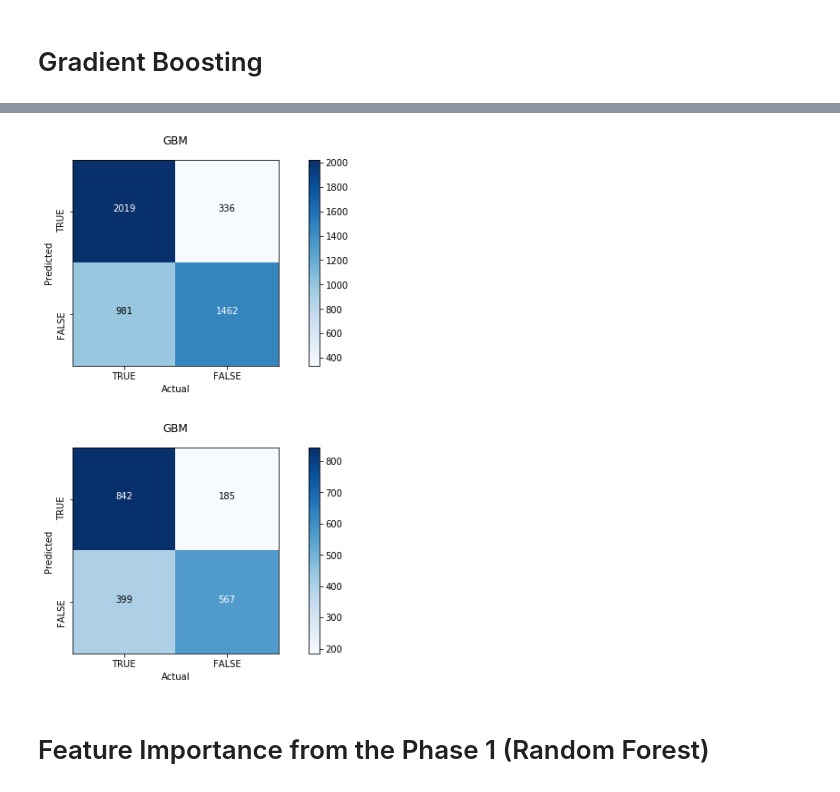
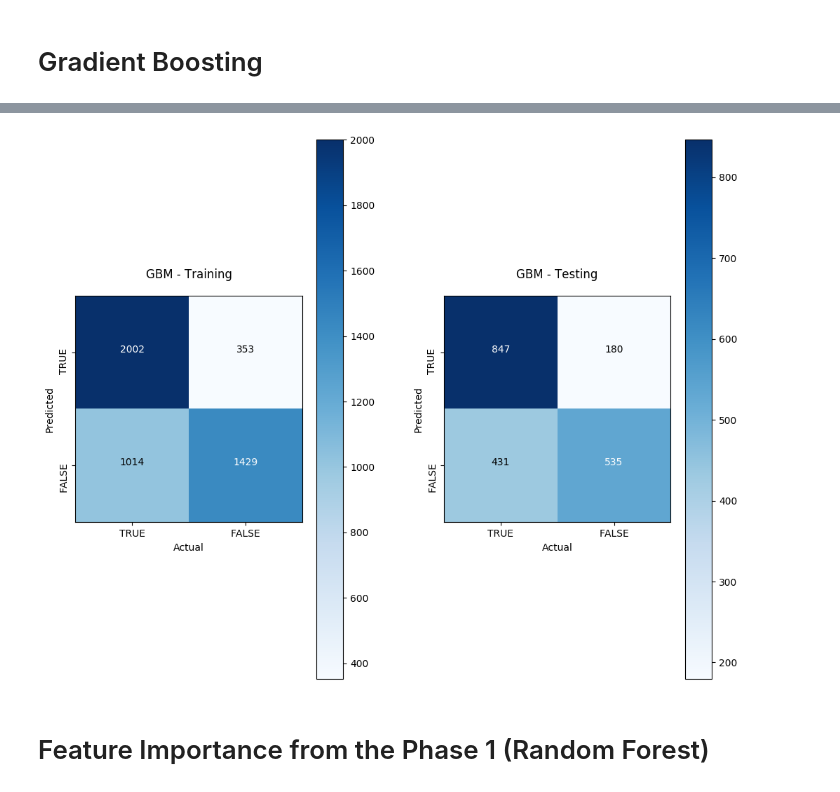
Before and after one commit to rifky218/INFOSYS_722_BDAS, a Jupyter notebook: Bank_Analysis.ipynb, the cells around one changed output, grey strips where cells are left out. Drawn from its saved outputs; the diff is of its cells as text; code cells hidden in the pictures.

```diff
--- a/Bank_Analysis.ipynb
+++ b/Bank_Analysis.ipynb
@@ -614,7 +633,8 @@ DC_test = DT_model.transform(test_data)
 from pyspark.ml.classification import RandomForestClassifier
 
 # Build models
-random_forest = RandomForestClassifier(featuresCol = "features", labelCol = "takers")
+random_forest = RandomForestClassifier(featuresCol = "features", labelCol = "label")\
+                .setNumTrees(20).setMaxDepth(5).setMaxBins(16).setFeatureSubsetStrategy("auto").setSeed(1234)
 RF_model = random_forest.fit(train_data)
 
 # Apply the model for prediction
@@ -626,7 +646,8 @@ RF_test = RF_model.transform(test_data)
 from pyspark.ml.classification import GBTClassifier
 
 # Build models
-gradient_boosting = GBTClassifier(featuresCol = "features", labelCol = "takers")
+gradient_boosting = GBTClassifier(featuresCol = "features", labelCol = "label")\
+                    .setMaxIter(10).setMaxBins(16).setMaxDepth(5).setSeed(1234)
 GBM_model = gradient_boosting.fit(train_data)
 
 # Apply the model for prediction
@@ -635,10 +658,9 @@ GBM_test = GBM_model.transform(test_data)
 # %%
-# Evaluations - Accuracy and ROC
 from pyspark.ml.evaluation import BinaryClassificationEvaluator, MulticlassClassificationEvaluator
 
 # Evaluators
-binary_eval = BinaryClassificationEvaluator(labelCol = "takers")
-multi_eval_acc = MulticlassClassificationEvaluator(labelCol = "takers", metricName = "accuracy")
+binary_eval = BinaryClassificationEvaluator(labelCol = "label")
+multi_eval_acc = MulticlassClassificationEvaluator(labelCol = "label", metricName = "accuracy")
 
 # Create pandas data frame to store the result of our model metrics
 model_metrics = pd.DataFrame(columns = ["Dataset", "Accuracy", "ROC"])
@@ -707,7 +729,7 @@ model_metrics = model_metrics.append(
 )
 
 # Gradient Boosting
-binary_eval_gbc = BinaryClassificationEvaluator(labelCol = "takers", rawPredictionCol = 'prediction')
+binary_eval_gbc = BinaryClassificationEvaluator(labelCol = "label", rawPredictionCol = 'prediction')
 
 model_metrics = model_metrics.append(
     {
@@ -743,11 +767,10 @@ model_metrics
 # %%
-# Build Confusion Matrix Function
 from pyspark.mllib.evaluation import MulticlassMetrics
 
 # Generates confusion matrix
 def generate_cm(pred):
-    cm_rdd = pred.select("prediction", "takers").rdd.map(
-        lambda x: (float(x["prediction"]), float(x["takers"]))
+    cm_rdd = pred.select("prediction", "label").rdd.map(
+        lambda x: (float(x["prediction"]), float(x["label"]))
     )
     # Get the values
     cm = MulticlassMetrics(cm_rdd).confusionMatrix().toArray()
@@ -834,11 +854,13 @@ plt.show()
 # %%
-fig, ax = plt.subplots(nrows = 2, ncols = 1, figsize=(12, 10))
+conf_matrix_GBM_Train = generate_cm(GBM_train)
+conf_matrix_GBM_Test = generate_cm(GBM_test)
+fig, ax = plt.subplots(nrows = 1, ncols = 2, figsize=(12, 10))
 plt.subplots_adjust(wspace = 0.3, hspace = 0.4)
-plot_cm(conf_matrix_GBM_Train, "GBM", ax[0], fig)
-plot_cm(conf_matrix_GBM_Test, "GBM", ax[1], fig)
+plot_cm(conf_matrix_GBM_Train, "GBM - Training", ax[0], fig)
+plot_cm(conf_matrix_GBM_Test, "GBM - Testing", ax[1], fig)
 plt.show()
 # %% [output]
-[figure, old version]
+[figure, new version]
 # %% [markdown]
 # Feature Importance from the Phase 1 (Random Forest)
 # %%
```
Also changed, not shown: parts of 25 cells of this notebook.
